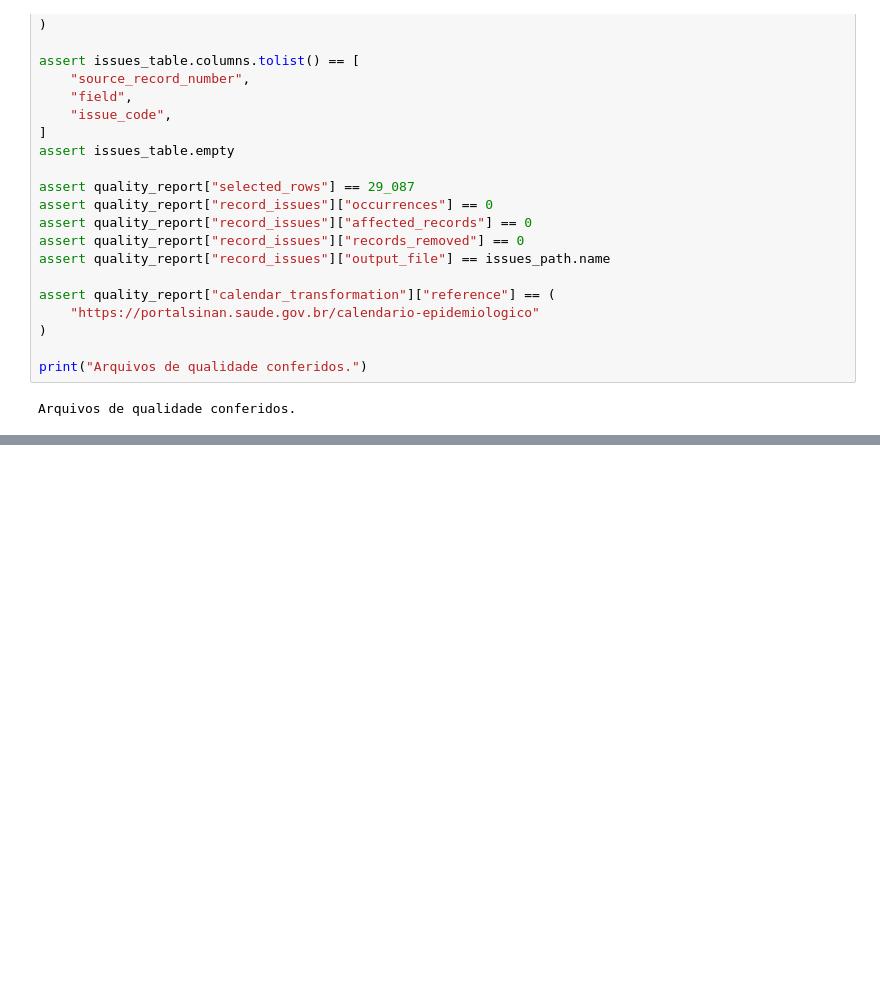
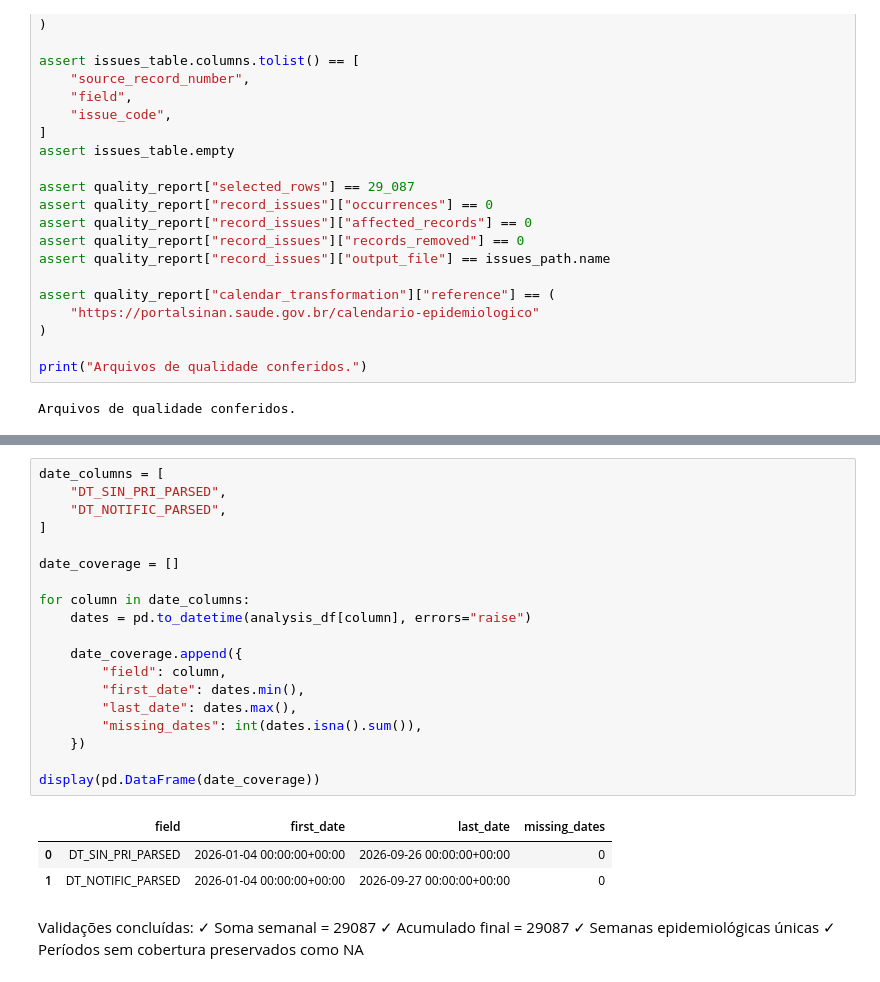
Before and after one commit to MatheusRPessoa/Sentinela, a Jupyter notebook: notebooks/exploracao_srag_2026.ipynb, the cells around one changed output, grey strips where cells are left out. Cells and saved outputs as stored; diff of their text form; blank space fills up the shorter version.

```diff
--- a/notebooks/exploracao_srag_2026.ipynb
+++ b/notebooks/exploracao_srag_2026.ipynb
@@ -1124,0 +1527,29 @@ Arquivos de qualidade conferidos.
+# %%
+date_columns = [
+    "DT_SIN_PRI_PARSED",
+    "DT_NOTIFIC_PARSED",
+]
+
+date_coverage = []
+
+for column in date_columns:
+    dates = pd.to_datetime(analysis_df[column], errors="raise")
+
+    date_coverage.append({
+        "field": column,
+        "first_date": dates.min(),
+        "last_date": dates.max(),
+        "missing_dates": int(dates.isna().sum()),
+    })
+
+display(pd.DataFrame(date_coverage))
+# %% [output]
+|  | field | first_date | last_date | missing_dates |
+| 0 | DT_SIN_PRI_PARSED | 2026-01-04 00:00:00+00:00 | 2026-09-26 00:00:00+00:00 | 0 |
+| 1 | DT_NOTIFIC_PARSED | 2026-01-04 00:00:00+00:00 | 2026-09-27 00:00:00+00:00 | 0 |
+# %% [markdown]
+Validações concluídas:
+✓ Soma semanal = 29087
+✓ Acumulado final = 29087
+✓ Semanas epidemiológicas únicas
+✓ Períodos sem cobertura preservados como NA
```
Also changed, not shown: parts of 12 cells of this notebook.
